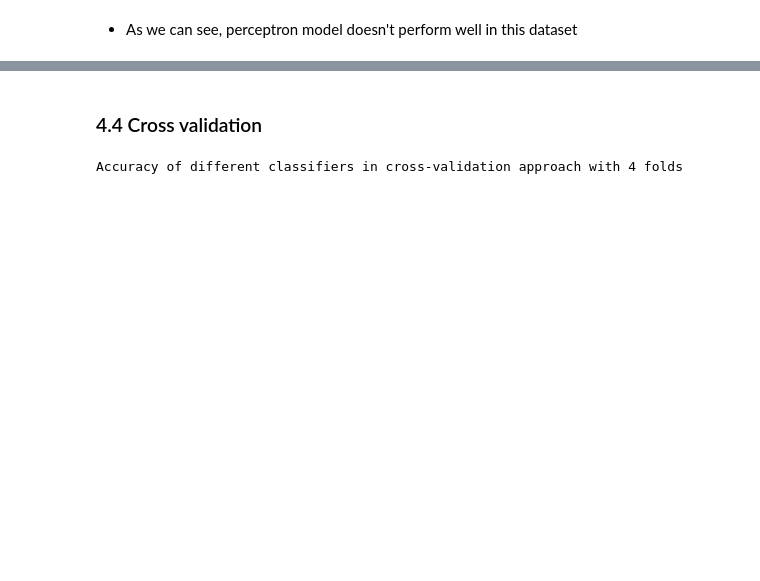
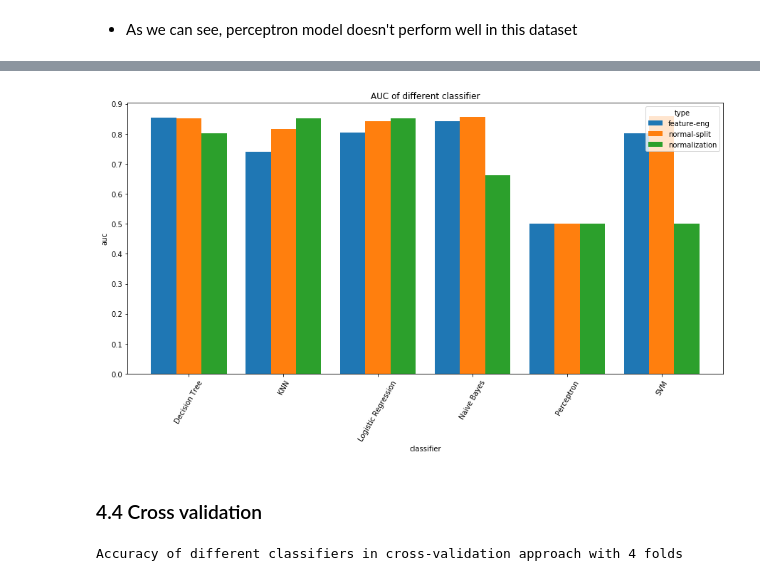
Before and after one commit to maliakber/data-mining-csc-503, a Jupyter notebook: source/nba-hall-of-fame-jupnote.ipynb, the cells around one changed output, grey strips where cells are left out. Cells and saved outputs as stored; diff of their text form; code cells hidden in the pictures; blank space fills up the shorter version.

```diff
--- a/source/nba-hall-of-fame-jupnote.ipynb
+++ b/source/nba-hall-of-fame-jupnote.ipynb
@@ -595,3 +566,12 @@ plt.show()
+# %%
+performance = pd.DataFrame(auc_list, columns=['classifier','type','accuracy'])
+performance.pivot('classifier','type','accuracy').plot(kind='bar', figsize=(15, 7), width=0.8, rot=60) # stacked=True
+plt.title("AUC of different classifier")
+plt.yticks(np.arange(0, 1, step=0.1))
+plt.ylabel('auc')
+plt.show()
+# %% [output]
+[figure, added]
 # %% [markdown]
 ### 4.4 Cross validation
 # %%
```
Also changed, not shown: parts of 61 cells of this notebook.
